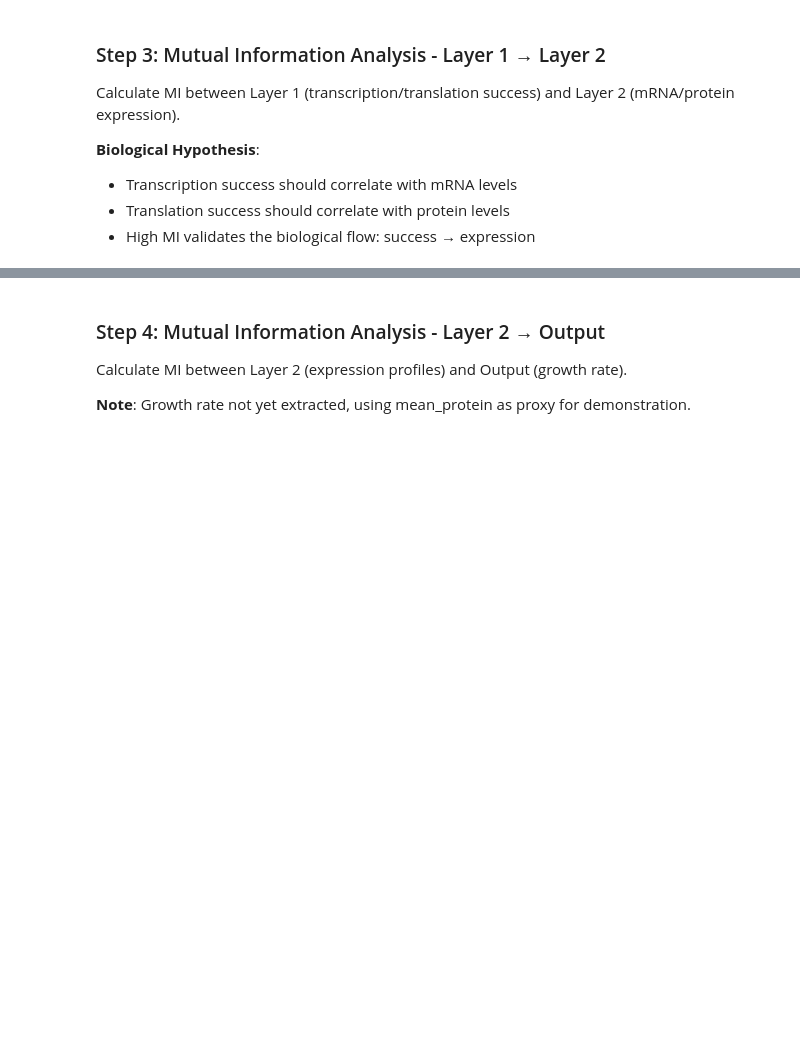
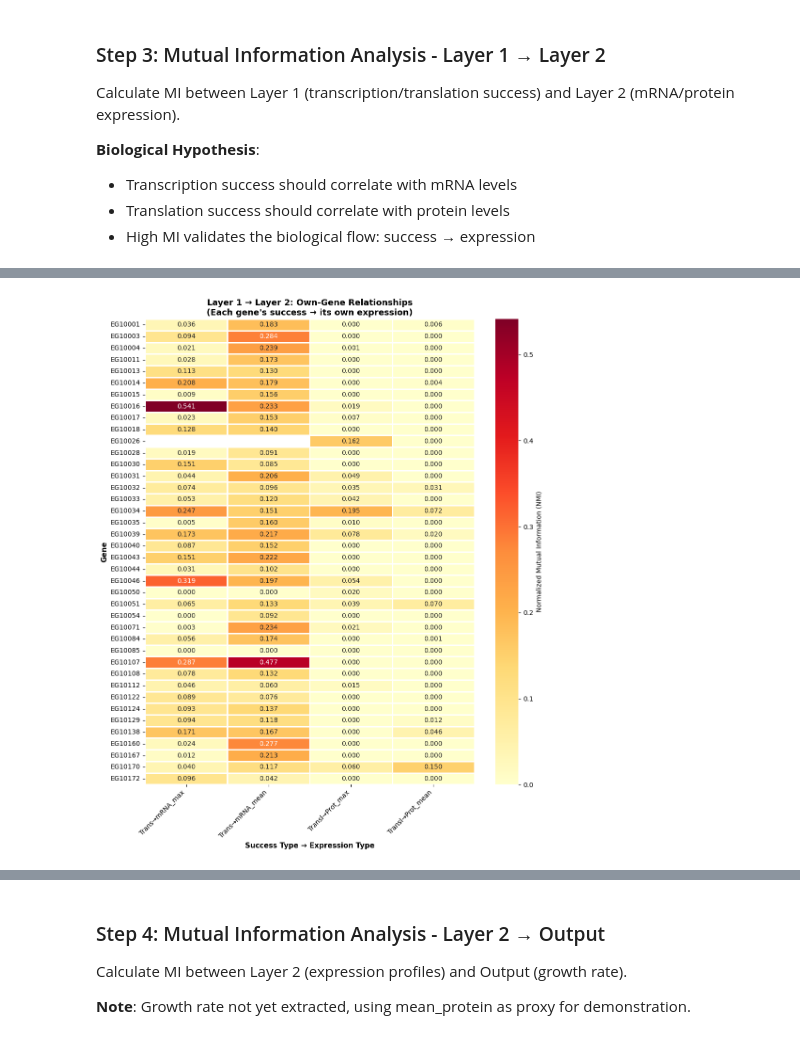
Before and after one commit to katha815/vEcoli-Local, a Jupyter notebook: reading/analysis_prior_to_ML_train.ipynb, the cells around one changed output, grey strips where cells are left out. Drawn from its saved outputs; the diff is of its cells as text; code cells hidden in the pictures; blank space fills up the shorter version.

```diff
--- a/reading/analysis_prior_to_ML_train.ipynb
+++ b/reading/analysis_prior_to_ML_train.ipynb
@@ -2945,76 +3203,97 @@ Calculate MI between Layer 1 (transcription/translation success) and Layer 2 (mR
 - Translation success should correlate with protein levels
 - High MI validates the biological flow: success → expression
 # %%
-# MI: Layer 1 → Layer 2 (Focus on own-gene relationships)
+# NMI: Layer 1 → Layer 2 (Focus on own-gene relationships)
+
+import numpy as np
+import pandas as pd
+from sklearn.feature_selection import mutual_info_regression
 
 # Import seaborn if not already loaded
 if 'sns' not in locals():
     import seaborn as sns
 
+def _discretize_for_entropy(y, bins=10):
+    y_series = pd.Series(y)
+    try:
+        yb = pd.qcut(y_series.rank(method='first'), q=min(bins, y_series.nunique()), labels=False, duplicates='drop')
+    except Exception:
+        yb = pd.cut(y_series, bins=min(bins, max(2, y_series.nunique())), labels=False, duplicates='drop')
+    return pd.Series(yb).fillna(0).astype(int).to_numpy()
+
+def _entropy_discrete(y_disc):
+    counts = np.bincount(y_disc)
+    probs = counts[counts > 0] / counts.sum()
+    return float(-(probs * np.log(probs)).sum())
+
 print('\n' + '=' * 80)
-print('MUTUAL INFORMATION: LAYER 1 → LAYER 2')
+print('NORMALIZED MUTUAL INFORMATION: LAYER 1 → LAYER 2')
 print('Focus: Does each gene\'s success predict its OWN expression?')
 print('=' * 80)
 
-# Check if previous cells were run
 if 'layer1_features' not in locals() or 'layer2_features' not in locals():
     print('⚠ ERROR: Please run previous cells first (data loading and layer preparation)')
     print('=' * 80)
 else:
-    # Calculate MI for all Layer 1 → Layer 2 relationships
+    # Calculate raw MI and NMI for all Layer 1 → Layer 2 relationships
     mi_layer1_to_layer2 = {}
+    nmi_layer1_to_layer2 = {}
+    entropy_layer2_targets = {}
+
     for col in layer2_features.columns:
-        mi_scores = mutual_info_regression(layer1_features, layer2_features[col],
-                                           random_state=42, n_neighbors=3)
+        y = layer2_features[col].to_numpy()
+        mi_scores = mutual_info_regression(layer1_features, y, random_state=42, n_neighbors=3)
+        hy = _entropy_discrete(_discretize_for_entropy(y))
+        nmi_scores = np.clip(mi_scores / hy, 0, 1) if hy > 0 else np.full_like(mi_scores, np.nan, dtype=float)
+
         mi_layer1_to_layer2[col] = mi_scores
+        nmi_layer1_to_layer2[col] = nmi_scores
+        entropy_layer2_targets[col] = hy
 
-    mi_df_full = pd.DataFrame(mi_layer1_to_layer2, index=layer1_features.columns)
-    mi_df_full.to_csv('/user/home/il22158/work/vEcoli/reading/results/MI/layer1_to_layer2_full.csv')
+    mi_df_layer1_layer2_raw = pd.DataFrame(mi_layer1_to_layer2, index=layer1_features.columns)
+    mi_df_layer1_layer2 = pd.DataFrame(nmi_layer1_to_layer2, index=layer1_features.columns)  # compatibility alias used later
+
+    mi_df_layer1_layer2_raw.to_csv('/user/home/il22158/work/vEcoli/reading/results/MI/layer1_to_layer2_detailed_raw_mi.csv')
+    mi_df_layer1_layer2.to_csv('/user/home/il22158/work/vEcoli/reading/results/MI/layer1_to_layer2_detailed.csv')
+    pd.Series(entropy_layer2_targets, name='target_entropy_nats').to_csv('/user/home/il22158/work/vEcoli/reading/results/MI/layer1_to_layer2_target_entropy.csv')
 
     # Extract per-gene own-gene relationships
     genes = sorted(set([col.split('_')[0] for col in layer1_features.columns]))
     print(f'\nAnalyzing {len(genes)} genes\n')
 
-    # Build matrix: rows=genes, columns=4 key relationships
-    own_gene_mi = []
+    own_gene_nmi = []
     for gene in genes:
-        # Layer 1 features for this gene
         trans = f'{gene}_trans'
         transl = f'{gene}_transl'
-
-        # Layer 2 features for this gene
         max_mrna = f'{gene}_max_mrna'
         mean_mrna = f'{gene}_mean_mrna'
         max_prot = f'{gene}_max_prot'
         mean_prot = f'{gene}_mean_prot'
 
-        if trans in mi_df_full.index and max_mrna in mi_df_full.columns:
-            own_gene_mi.append({
+        if trans in mi_df_layer1_layer2.index and max_mrna in mi_df_layer1_layer2.columns:
+            own_gene_nmi.append({
                 'Gene': gene,
-                'Trans→mRNA_max': mi_df_full.loc[trans, max_mrna],
-                'Trans→mRNA_mean': mi_df_full.loc[trans, mean_mrna],
-                'Transl→Prot_max': mi_df_full.loc[transl, max_prot],
-                'Transl→Prot_mean': mi_df_full.loc[transl, mean_prot]
+                'Trans→mRNA_max': mi_df_layer1_layer2.loc[trans, max_mrna],
+                'Trans→mRNA_mean': mi_df_layer1_layer2.loc[trans, mean_mrna],
+                'Transl→Prot_max': mi_df_layer1_layer2.loc[transl, max_prot],
+                'Transl→Prot_mean': mi_df_layer1_layer2.loc[transl, mean_prot]
             })
 
-    df_own_gene = pd.DataFrame(own_gene_mi)
+    df_own_gene = pd.DataFrame(own_gene_nmi)
     df_own_gene.to_csv('/user/home/il22158/work/vEcoli/reading/results/MI/layer1_to_layer2_own_gene.csv', index=False)
 
-    # Display top genes by biological relevance
     df_own_gene['mRNA_signal'] = df_own_gene[['Trans→mRNA_max', 'Trans→mRNA_mean']].mean(axis=1)
     df_own_gene['Prot_signal'] = df_own_gene[['Transl→Prot_max', 'Transl→Prot_mean']].mean(axis=1)
     df_own_gene['Total_signal'] = df_own_gene['mRNA_signal'] + df_own_gene['Prot_signal']
 
-    print('Top 10 genes with strongest own-gene MI signal:')
+    print('Top 10 genes with strongest own-gene NMI signal:')
     print(df_own_gene.nlargest(10, 'Total_signal')[['Gene', 'mRNA_signal', 'Prot_signal', 'Total_signal']].to_string(index=False))
 
-    # Heatmap: Each gene × 4 relationships
     fig, ax = plt.subplots(figsize=(10, max(8, len(genes) * 0.3)))
-    plot_data = df_own_gene.set_index('Gene')[['Trans→mRNA_max', 'Trans→mRNA_mean',
-                                                 'Transl→Prot_max', 'Transl→Prot_mean']]
+    plot_data = df_own_gene.set_index('Gene')[['Trans→mRNA_max', 'Trans→mRNA_mean','Transl→Prot_max', 'Transl→Prot_mean']]
 
     sns.heatmap(plot_data, annot=True, fmt='.3f', cmap='YlOrRd',
-                cbar_kws={'label': 'Mutual Information'}, linewidths=1, ax=ax)
+                cbar_kws={'label': 'Normalized Mutual Information (NMI)'}, linewidths=1, ax=ax)
     ax.set_title('Layer 1 → Layer 2: Own-Gene Relationships\n(Each gene\'s success → its own expression)',
                  fontsize=13, fontweight='bold')
     ax.set_xlabel('Success Type → Expression Type', fontsize=11, fontweight='bold')
@@ -3025,19 +3304,35 @@ else:
                 dpi=150, bbox_inches='tight')
     plt.show()
 
-    # Summary statistics
     print(f'\nSummary Statistics (averaged across {len(genes)} genes):')
     print(f'  Transcription → mRNA:  {df_own_gene["mRNA_signal"].mean():.4f} ± {df_own_gene["mRNA_signal"].std():.4f}')
     print(f'  Translation → Protein: {df_own_gene["Prot_signal"].mean():.4f} ± {df_own_gene["Prot_signal"].std():.4f}')
 
-    if df_own_gene["mRNA_signal"].mean() > 0.02 or df_own_gene["Prot_signal"].mean() > 0.02:
+    # Evaluation metrics
+    eval_l1_l2 = pd.DataFrame({
+        'metric': ['mean_nmi', 'median_nmi', 'top10_mean_nmi', 'frac_nmi_ge_0.1', 'frac_nmi_ge_0.2'],
+        'value': [
+            float(mi_df_layer1_layer2.values.mean()),
+            float(np.nanmedian(mi_df_layer1_layer2.values)),
+            float(pd.Series(mi_df_layer1_layer2.values.ravel()).nlargest(10).mean()),
+            float((mi_df_layer1_layer2.values >= 0.1).mean()),
+            float((mi_df_layer1_layer2.values >= 0.2).mean()),
+        ]
+    })
+    eval_l1_l2.to_csv('/user/home/il22158/work/vEcoli/reading/results/MI/layer1_to_layer2_eval_metrics.csv', index=False)
+
+    if df_own_gene['mRNA_signal'].mean() > 0.2 or df_own_gene['Prot_signal'].mean() > 0.2:
         print('\n✓ STRONG biological signal: Success counts predict expression levels')
+    elif df_own_gene['mRNA_signal'].mean() > 0.1 or df_own_gene['Prot_signal'].mean() > 0.1:
+        print('\n✓ MODERATE biological signal: Success counts partially predict expression levels')
     else:
         print('\n⚠ WEAK biological signal: Layer structure may need revision')
 
-    print('\n✓ Saved: MI/layer1_to_layer2_full.csv (complete matrix)')
+    print('\n✓ Saved: MI/layer1_to_layer2_detailed_raw_mi.csv')
+    print('✓ Saved: MI/layer1_to_layer2_detailed.csv (NMI)')
     print('✓ Saved: MI/layer1_to_layer2_own_gene.csv (per-gene summary)')
     print('✓ Saved: MI/layer1_to_layer2_heatmap.png')
+    print('✓ Saved: MI/layer1_to_layer2_eval_metrics.csv')
     print('=' * 80)
 # %% [output]
 ================================================================================
@@ -3048,0 +3357 @@ Focus: Does each gene's success predict its OWN expression?
+[figure, added]
```
Also changed, not shown: parts of 15 cells of this notebook, 38 other files.
